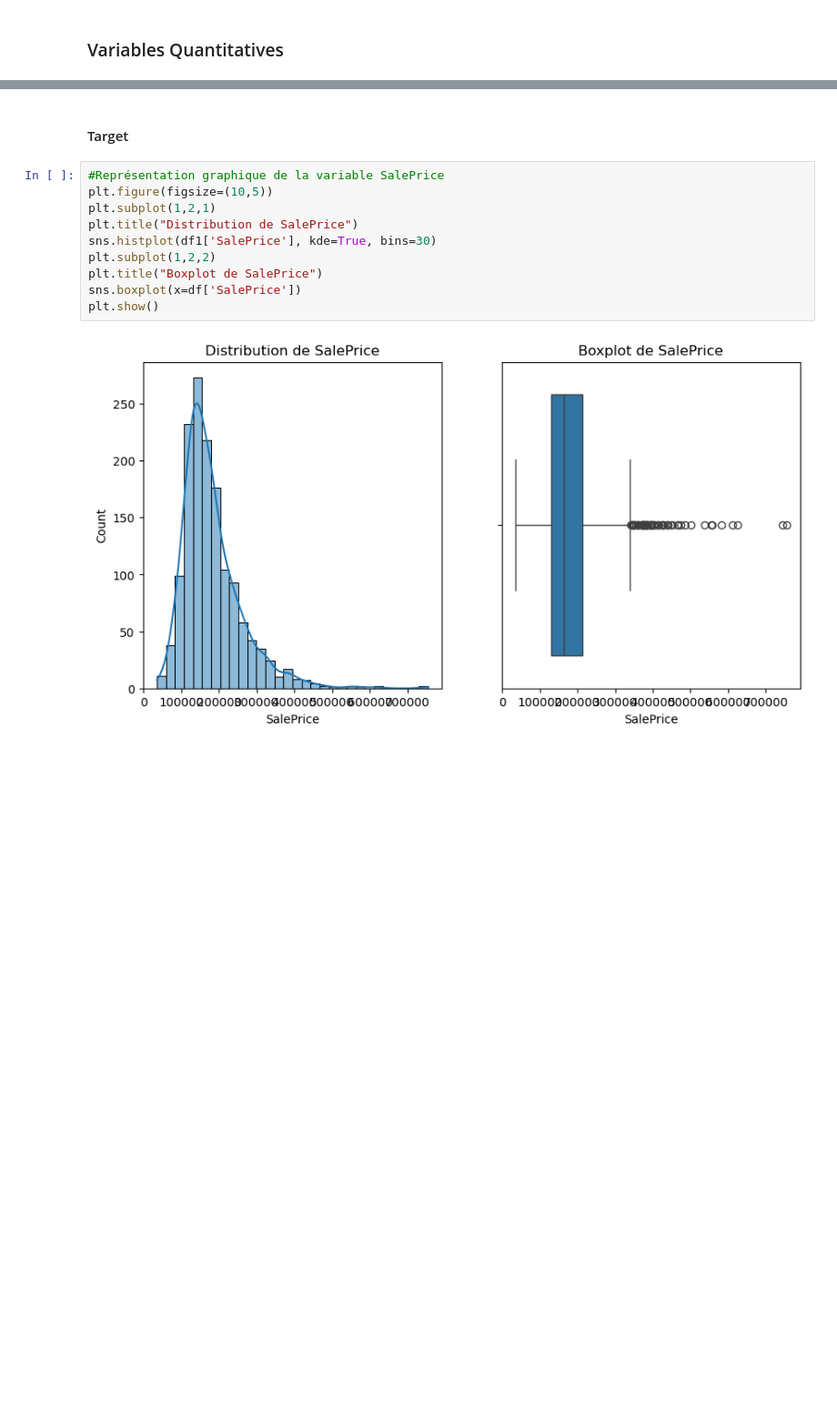
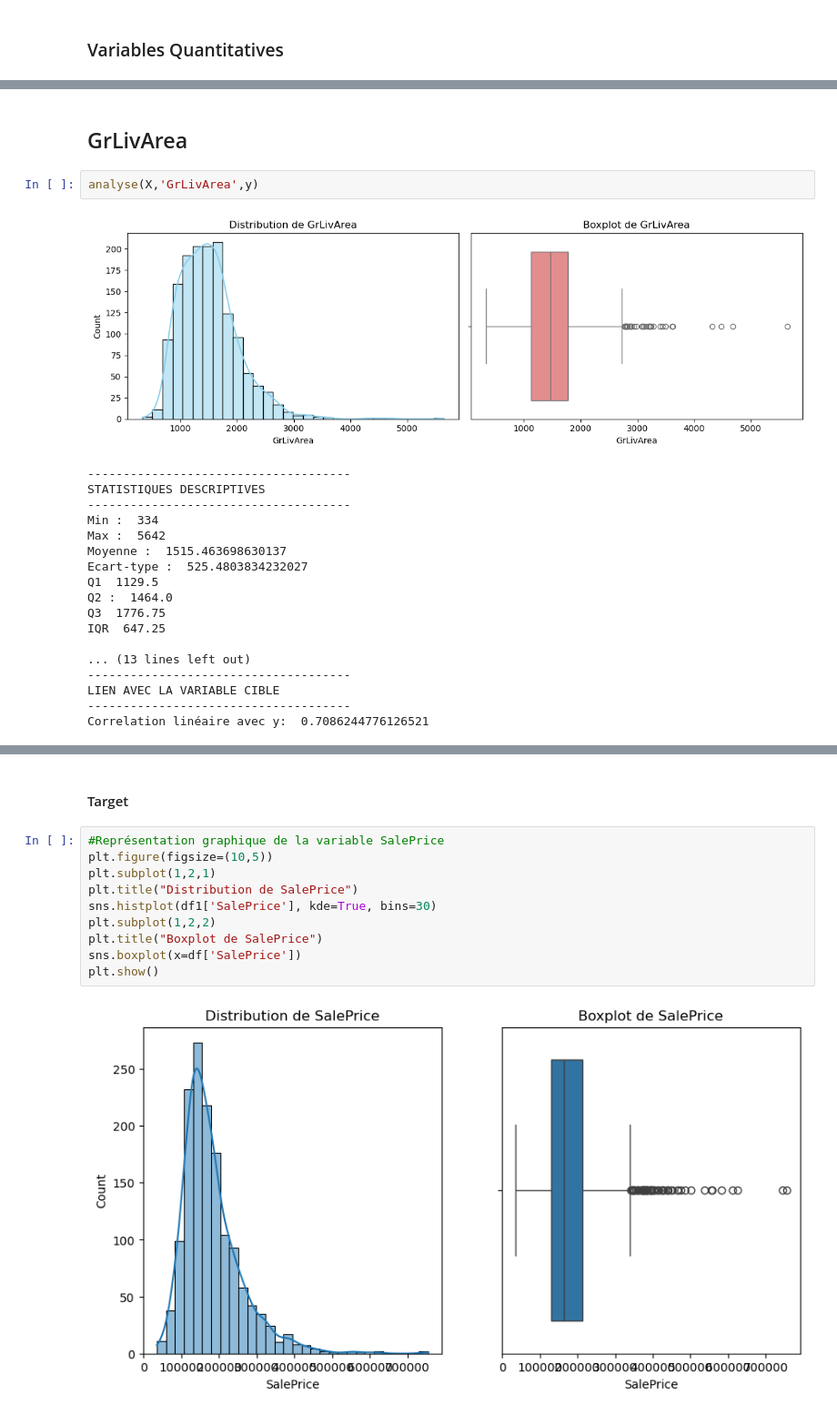
Before and after one commit to QuentinGense-hub/House-Prices---Advanced-Regression-Techniques, a Jupyter notebook: Script_immo.ipynb, the cells around one changed output, grey strips where cells are left out. Shown at 91% size. Cells and saved outputs as stored; diff of their text form; blank space fills up the shorter version.

```diff
--- a/Script_immo.ipynb
+++ b/Script_immo.ipynb
@@ -270,0 +341,23 @@ for col in df1.select_dtypes(['float', 'int']):
+# %% [markdown]
+## GrLivArea
+# %%
+analyse(X,'GrLivArea',y)
+# %% [output]
+[figure, added]
+-------------------------------------
+STATISTIQUES DESCRIPTIVES
+-------------------------------------
+Min :  334
+Max :  5642
+Moyenne :  1515.463698630137
+Ecart-type :  525.4803834232027
+Q1  1129.5
+Q2 :  1464.0
+Q3  1776.75
+IQR  647.25
+
+... (13 lines left out)
+-------------------------------------
+LIEN AVEC LA VARIABLE CIBLE
+-------------------------------------
+Correlation linéaire avec y:  0.7086244776126521
```
Also changed, not shown: parts of 40 cells of this notebook.
